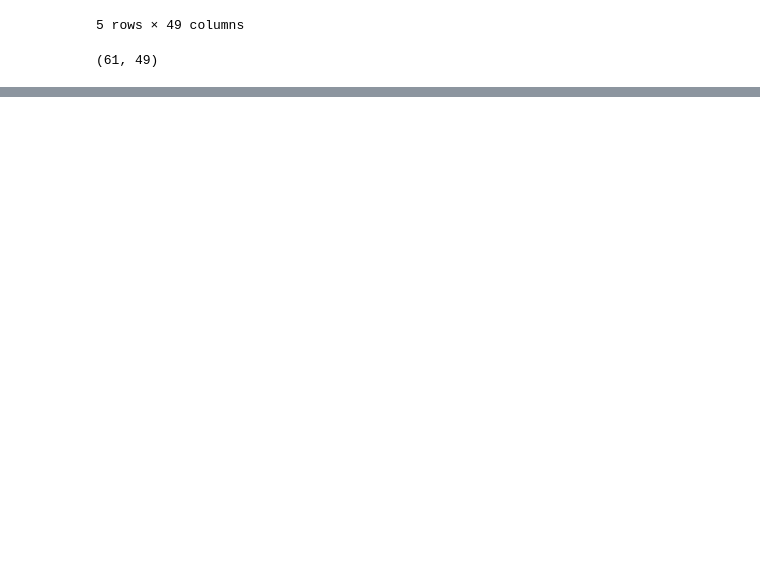
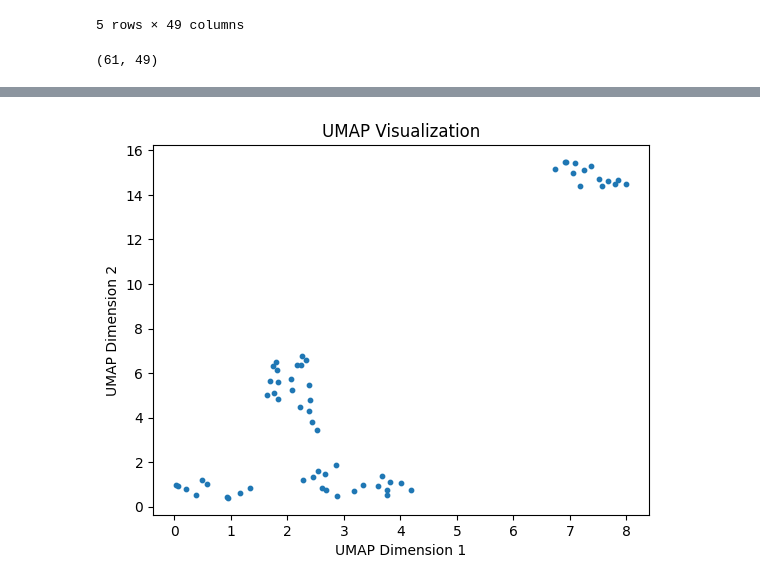
Before and after one commit to boualem06/data-visualisation, a Jupyter notebook: test.ipynb, the cells around one changed output, grey strips where cells are left out. Saved outputs shown, nothing was run; the diff lists cells and outputs as text; code cells hidden in the pictures; blank space fills up the shorter version.

Commit message:
implementing the umap method

```diff
--- a/test.ipynb
+++ b/test.ipynb
@@ -81,0 +111,18 @@ print(pca_result)
+# %%
+file_path = './data2.csv'
+data = pd.read_csv(file_path, delimiter=';', encoding='ISO-8859-1')
+
+data.drop(data.columns[40], axis=1, inplace=True)
+# Remove non-numeric columns like 'titre', 'description', etc.
+numeric_data = data.drop(['titre', 'description', 'archive', 'typeform', 'catform', 'deflang', 'username', 'datecreat', 'datedeb', 'datefin',
+                          'raisonsociale', 'cliadr', 'cliville', 'enqueteur', 'daterepon', 'uidrpnd', 'adresse', 'annï¿½ï¿½', 'wilaya', 'sexe',
+                          'sitfam', 'sitprof', 'nivetude', 'profession', 'isparrain', 'isanonyme', 'emploie', 'csp', 'gpslatrepon', 'gpslonrepon',
+                          'Present sur RS', 'RS utilise', 'Raisons Utilisation RS', 'Suivre Les Marques', 'Marque Doit etre sur RS',
+                          'Top Of Mind Marque', 'Top Of Mind Marque DZ', 'Connaissance Marque Condor',
+                          'Origirne de Notorite', 'Suivre Condor sur RS', 'Presence Condor sur RS', 'Decouverte Produit Condor sur RS',
+                          'Quel Produit decouvert sur RS', 'Participation Condor Pour la marque', 'Proposition Ecrites'], axis=1)
+
+
+# Handle missing values if needed
+numeric_data.fillna(0, inplace=True)
+numeric_data.head()
@@ -81,0 +136,17 @@ print(pca_result)
+# %%
+umap_model = UMAP(n_components=2, n_neighbors=15, min_dist=0.1)
+
+# Fit UMAP to your data
+umap_result = umap_model.fit_transform(numeric_data)
+# %%
+plt.scatter(umap_result[:, 0], umap_result[:, 1], s=10)  # You can adjust marker size
+
+# Add labels, title, etc. if needed
+plt.xlabel('UMAP Dimension 1')
+plt.ylabel('UMAP Dimension 2')
+plt.title('UMAP Visualization')
+
+# Show the plot
+plt.show()
+# %% [output]
+[figure, added]
```
Also changed, not shown: parts of 5 cells of this notebook.
